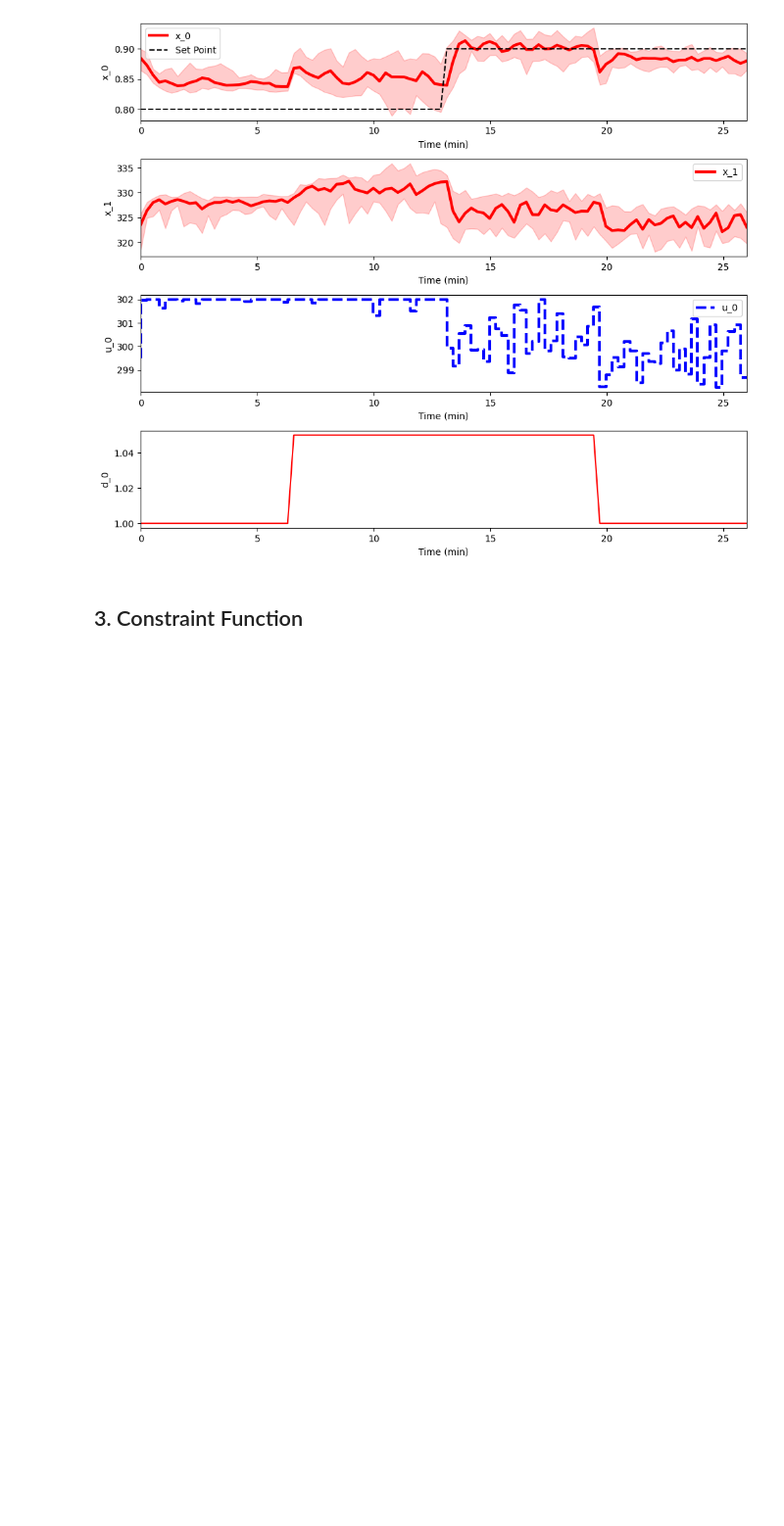
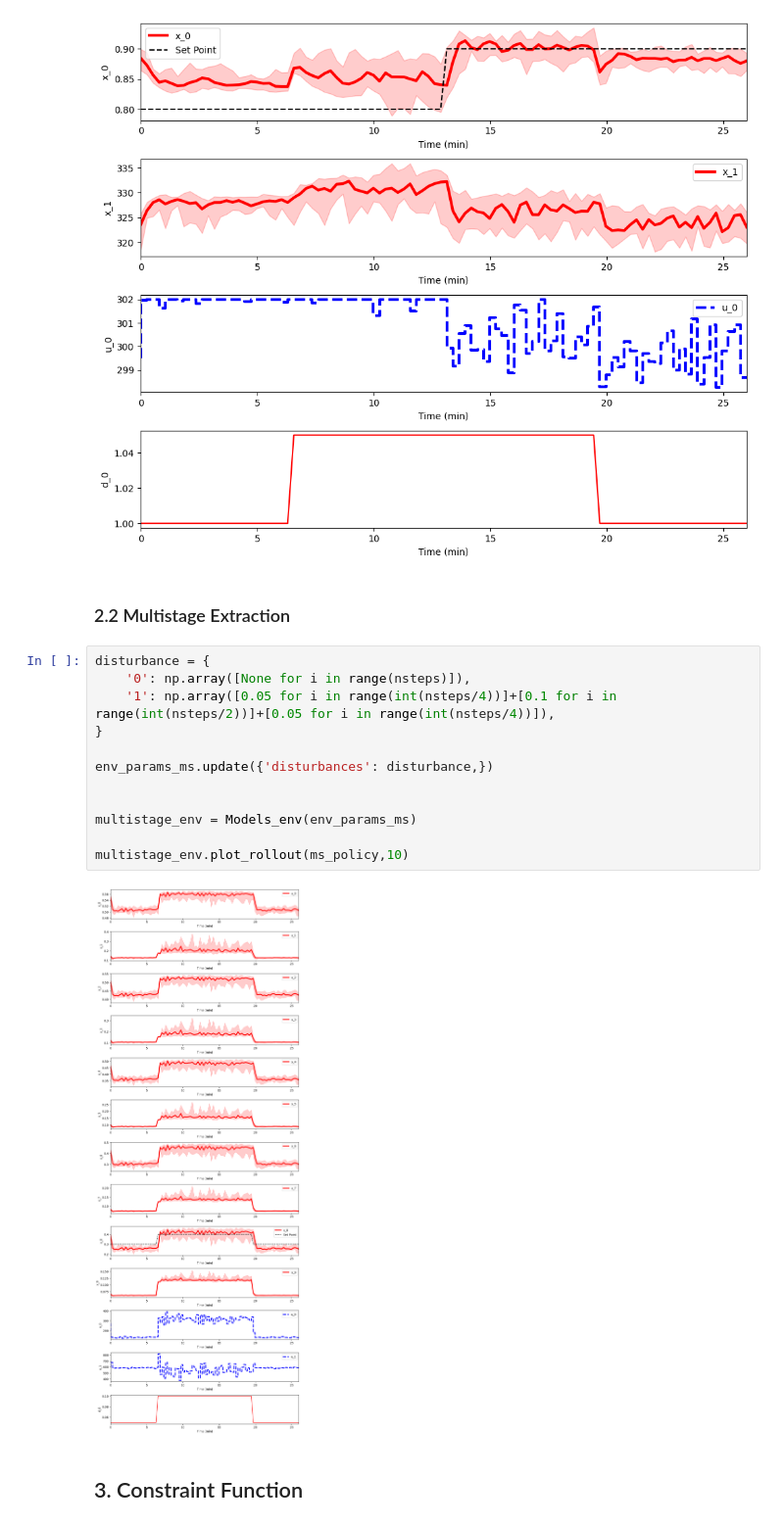
Before and after one commit to MaximilianB2/pc-gym, a Jupyter notebook: pc-gym/pc_gym showcase (PPO).ipynb, the cells around one changed output. Shown at 98% size. Cells and saved outputs as stored; diff of their text form; blank space fills up the shorter version.

```diff
--- a/pc-gym/pc_gym showcase (PPO).ipynb
+++ b/pc-gym/pc_gym showcase (PPO).ipynb
@@ -237,6 +297,22 @@ Wrapping the env in a DummyVecEnv.
 env.plot_rollout(dist_policy,10)
 # %% [output]
 [figure]
+# %% [markdown]
+### 2.2 Multistage Extraction
+# %%
+disturbance = {
+    '0': np.array([None for i in range(nsteps)]),
+    '1': np.array([0.05 for i in range(int(nsteps/4))]+[0.1 for i in range(int(nsteps/2))]+[0.05 for i in range(int(nsteps/4))]),
+}
+
+env_params_ms.update({'disturbances': disturbance,})
+
+
+multistage_env = Models_env(env_params_ms)
+
+multistage_env.plot_rollout(ms_policy,10)
+# %% [output]
+[figure, added]
 # %% [markdown]
 ## 3. Constraint Function
 # %% [markdown]
```
Also changed, not shown: parts of 17 cells of this notebook, 7 other files.
